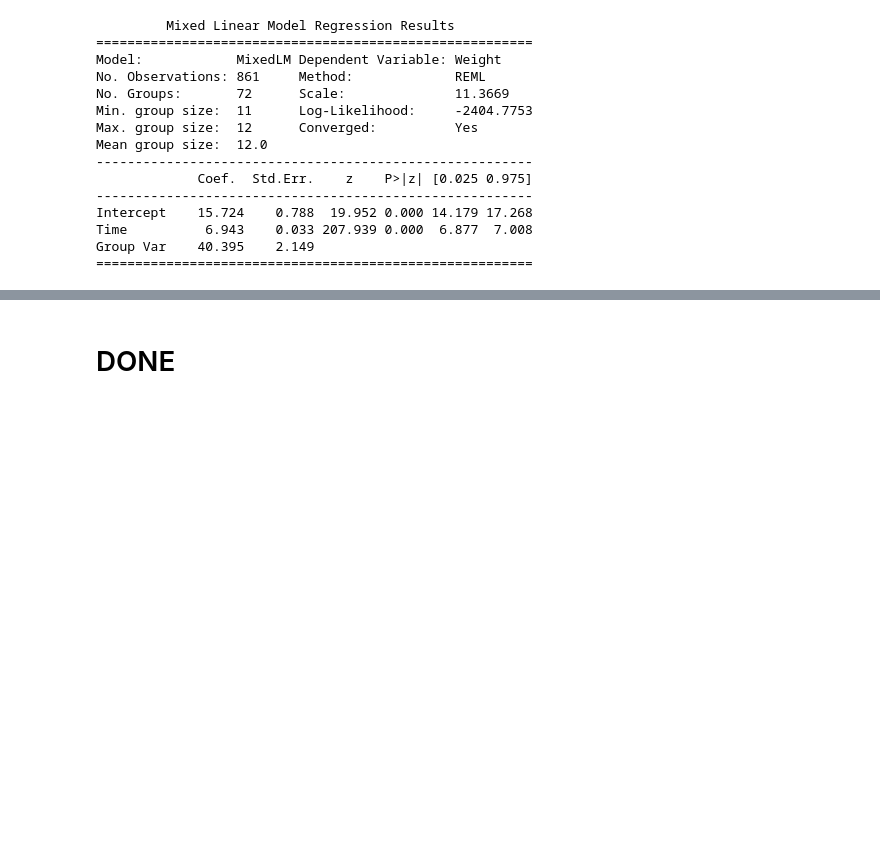
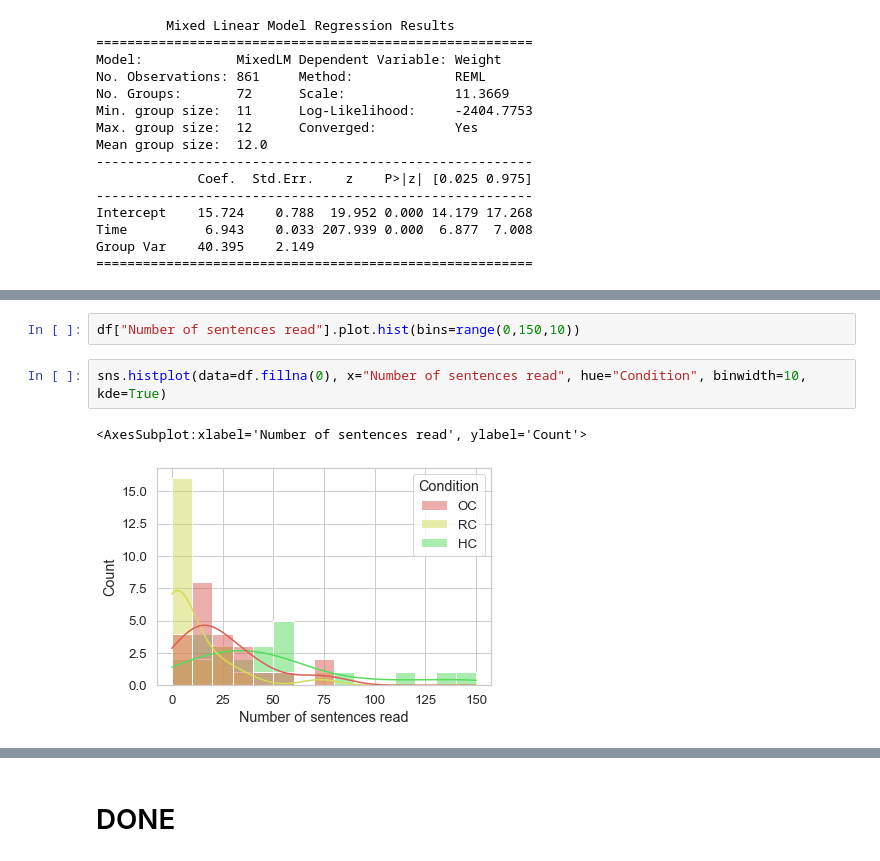
Before and after one commit to Joao-Tiago-Almeida/HRI2023---Conference-Paper, a Jupyter notebook: main.ipynb, the cells around one changed output, grey strips where cells are left out. Cells and saved outputs as stored; diff of their text form; blank space fills up the shorter version.

```diff
--- a/main.ipynb
+++ b/main.ipynb
@@ -768,0 +896,7 @@ nrandm = np.shape(Z)
+# %%
+df["Number of sentences read"].plot.hist(bins=range(0,150,10))
+# %%
+sns.histplot(data=df.fillna(0), x="Number of sentences read", hue="Condition", binwidth=10, kde=True)
+# %% [output]
+<AxesSubplot:xlabel='Number of sentences read', ylabel='Count'>
+[figure, added]
```
Also changed, not shown: parts of 37 cells of this notebook, 11 other files.
